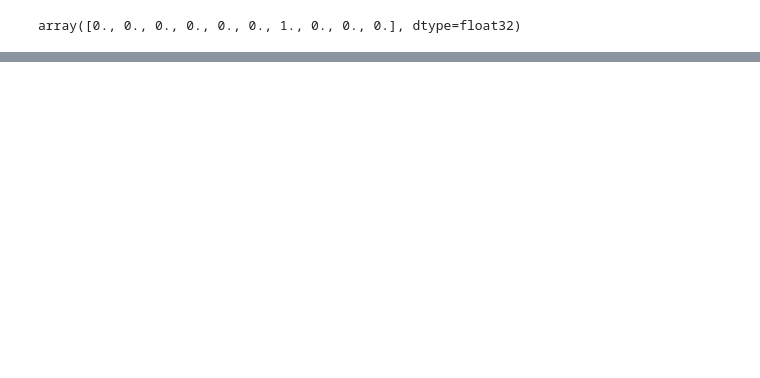
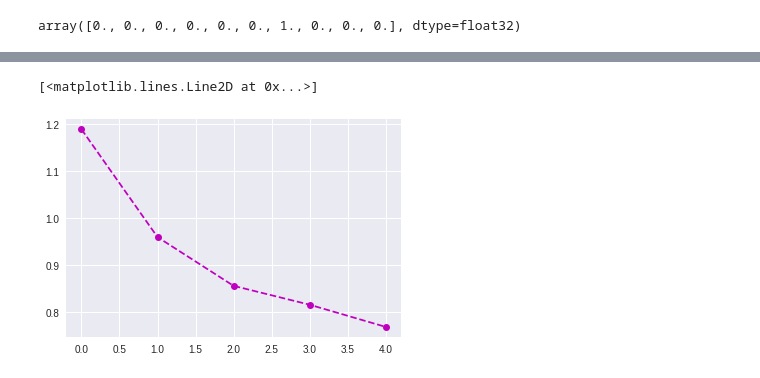
Before and after one commit to Elwing-Chou/taipeitechml, a Jupyter notebook: SimpleCNN.ipynb, the cells around one changed output, grey strips where cells are left out. Drawn from its saved outputs; the diff is of its cells as text; code cells hidden in the pictures; blank space fills up the shorter version.

```diff
--- a/SimpleCNN.ipynb
+++ b/SimpleCNN.ipynb
@@ -63,7 +64,7 @@ y_train_cat[0]
 array([0., 0., 0., 0., 0., 0., 1., 0., 0., 0.], dtype=float32)
 # %%
 from keras.models import Sequential
-from keras.layers import Conv2D, MaxPooling2D
+from keras.layers import Conv2D, MaxPooling2D, Flatten, Dense
 cnn = Sequential()
 # 一個過濾器(3 * 3 * 3) * (n個過濾器)32 + (bias)32
 cnn.add(Conv2D(input_shape=(32, 32, 3),
@@ -77,6 +78,16 @@ cnn.add(Conv2D(activation="relu",
                filters=64,
                kernel_size=(3, 3),
                padding="same"))
+cnn.add(MaxPooling2D(pool_size=(2, 2)))
+# (3 * 3 * 32) * 64 + 64
+cnn.add(Conv2D(activation="relu",
+               filters=128,
+               kernel_size=(3, 3),
+               padding="same"))
+cnn.add(Flatten())
+cnn.add(Dense(units=1024, activation="relu"))
+cnn.add(Dense(units=128, activation="relu"))
+cnn.add(Dense(units=10, activation="softmax"))
 cnn.summary()
 # %% [output]
 _________________________________________________________________
@@ -93,2 +108,17 @@ Trainable params: 19,392
 Non-trainable params: 0
 _________________________________________________________________
+# %%
+# 二元: binary_crossentropy
+# 多元: categorical_crossentropy
+cnn.compile(loss="categorical_crossentropy",
+              optimizer="adam",
+              metrics=["accuracy"])
+# %%
+# batch: 看幾筆作一次梯度下降(100 - 200)
+# epoch: 課文要抄幾遍
+# ?次更新: 60000 * 10 / 200
+train_history = cnn.fit(x_train_shape, y_train_cat,
+                         validation_split=0.1,
+                         batch_size=200,
+                         epochs=10,
+                         verbose=2)
@@ -94,0 +137,6 @@ _________________________________________________________________
+# %%
+ys = train_history.history["val_loss"]
+plt.plot(ys, "mo--")
+# %% [output]
+[<matplotlib.lines.Line2D at 0x...>]
+[figure, added]
```
Also changed, not shown: parts of 7 cells of this notebook.
